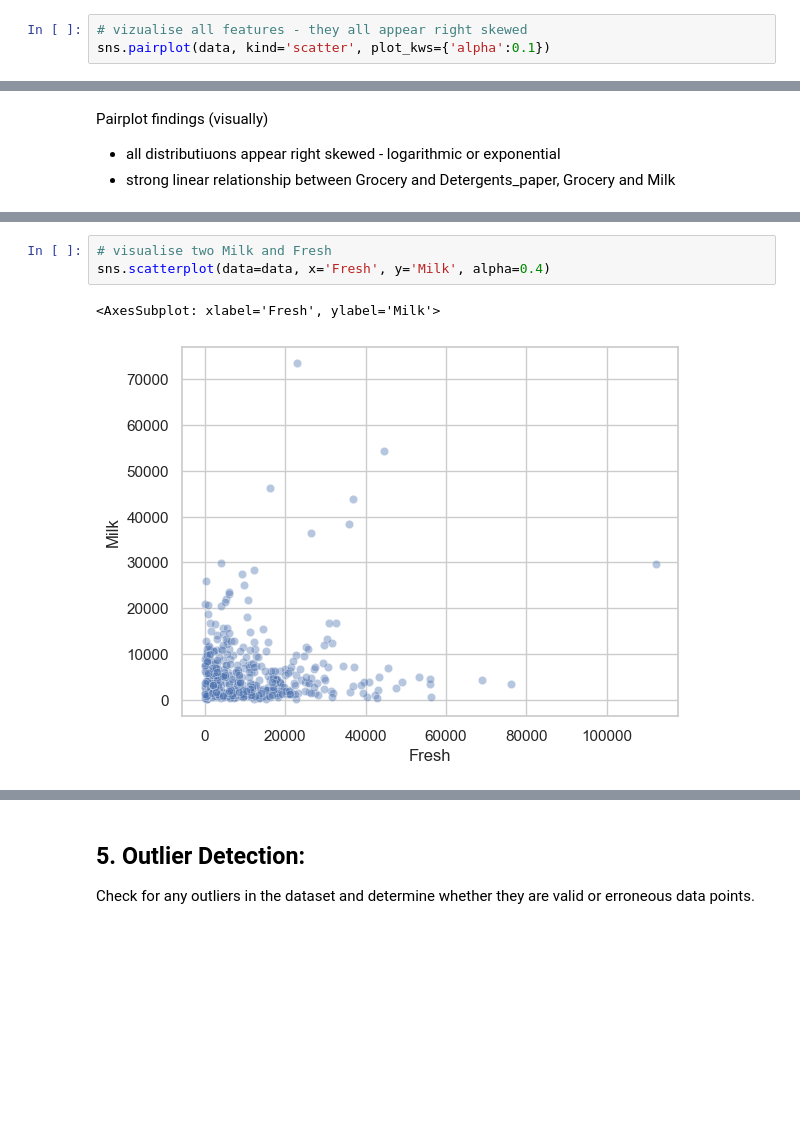
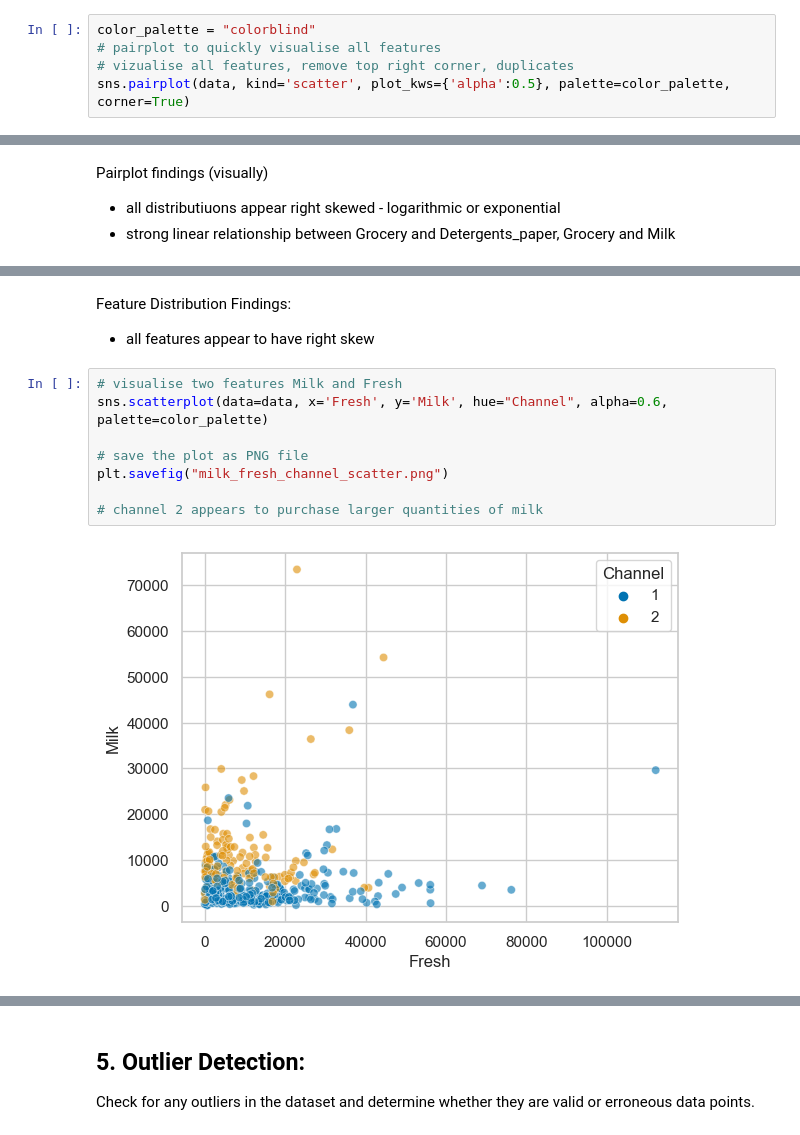
Before and after one commit to brigittesullivan/w23-unsupervised-learning-project, a Jupyter notebook: Unsupervised Learning - Project.ipynb, the cells around one changed output, grey strips where cells are left out. Drawn from its saved outputs; the diff is of its cells as text; blank space fills up the shorter version.

```diff
--- a/Unsupervised Learning - Project.ipynb
+++ b/Unsupervised Learning - Project.ipynb
@@ -119,7 +134,9 @@ data.describe()
 
 Create various visualizations such as histograms, box plots, scatter plots, and heatmaps to understand the relationships and trends between the different variables in the dataset. For example, we can create a scatter plot between the "Fresh" and "Milk" variables to see if there is any correlation between them.
 # %%
-# vizualise all features - they all appear right skewed
-sns.pairplot(data, kind='scatter', plot_kws={'alpha':0.1})
+color_palette = "colorblind"
+# pairplot to quickly visualise all features
+# vizualise all features, remove top right corner, duplicates
+sns.pairplot(data, kind='scatter', plot_kws={'alpha':0.5}, palette=color_palette, corner=True)
 # %% [output]
 <seaborn.axisgrid.PairGrid at 0x...>
@@ -156,9 +162,16 @@ sns.histplot(data=data, x="Delicassen", kde=True, color="orange", ax=axs[3,1])
 fig.tight_layout()
 # %% [output]
 [figure]
+# %% [markdown]
+Feature Distribution Findings:
+* all features appear to have right skew
 # %%
-# visualise two Milk and Fresh
-sns.scatterplot(data=data, x='Fresh', y='Milk', alpha=0.4)
+# visualise two features Milk and Fresh
+sns.scatterplot(data=data, x='Fresh', y='Milk', hue="Channel", alpha=0.6, palette=color_palette)
+
+# save the plot as PNG file
+plt.savefig("milk_fresh_channel_scatter.png")
+
+# channel 2 appears to purchase larger quantities of milk
 # %% [output]
-<AxesSubplot: xlabel='Fresh', ylabel='Milk'>
-[figure, old version]
+[figure, new version]
```
Also changed, not shown: parts of 133 cells of this notebook, 11 other files.
